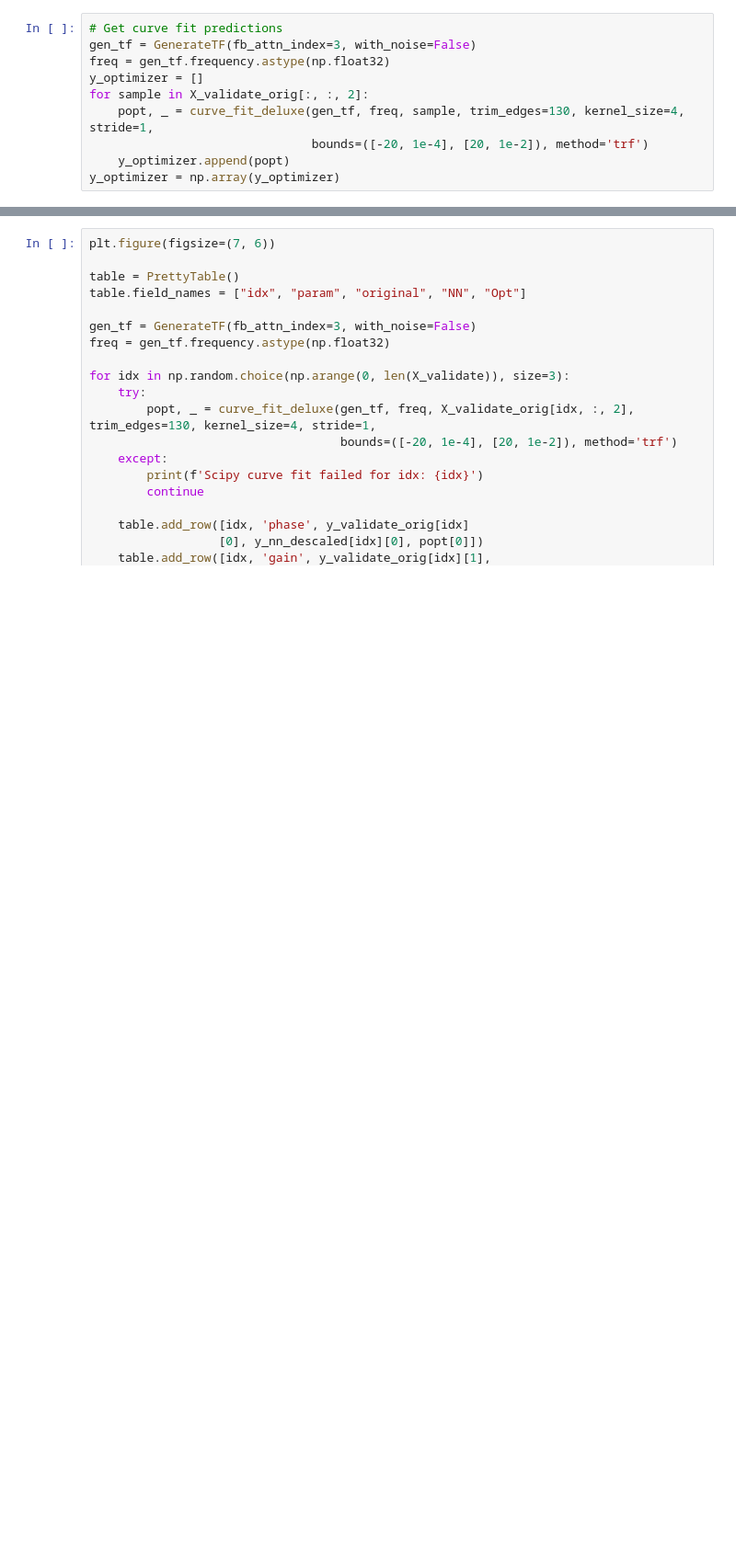
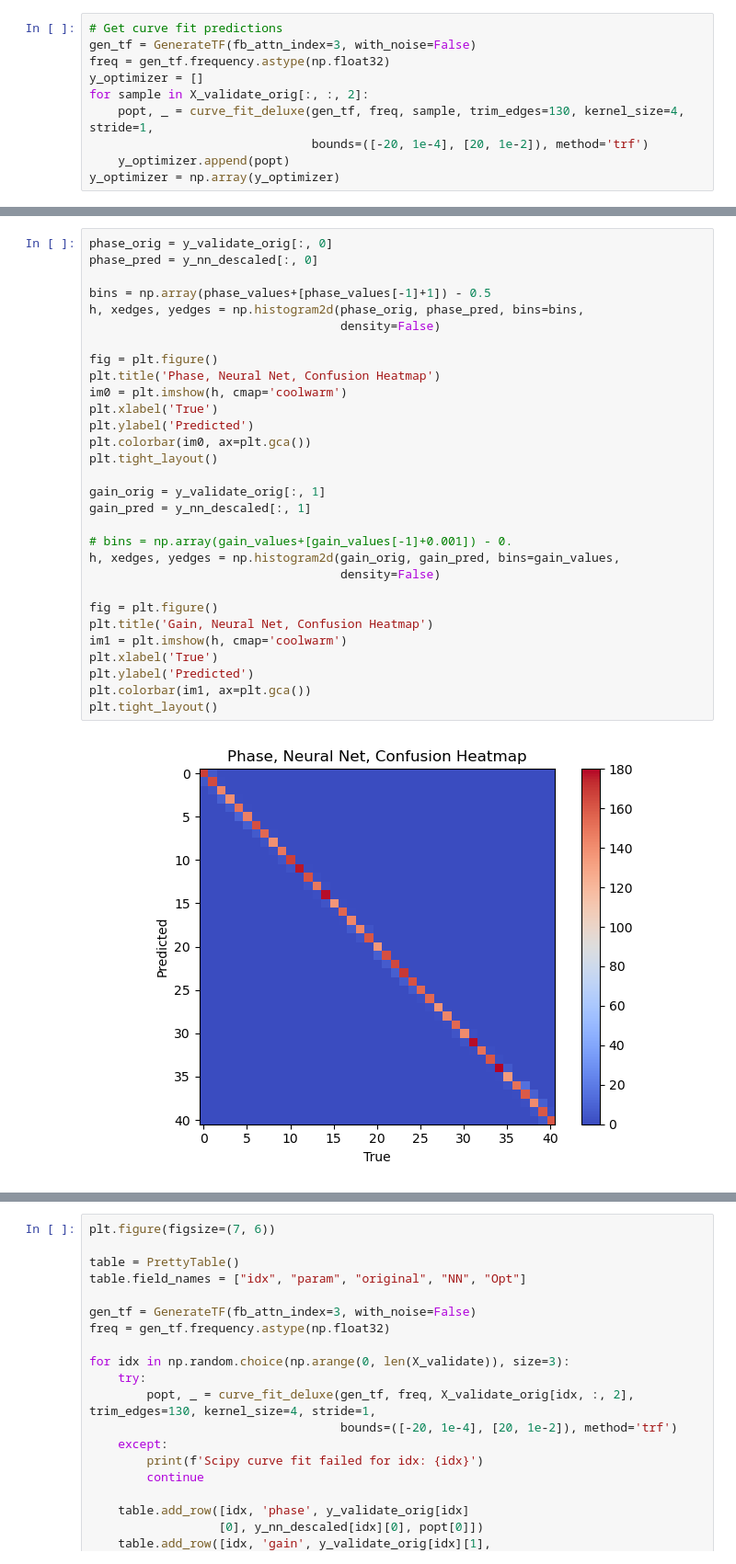
Before and after one commit to kiliakis/ML-LHC-closed-loop, a Jupyter notebook: keras_evaluation.ipynb, the cells around one changed output, grey strips where cells are left out. Shown: that part at 92% size. Cells and saved outputs as stored; diff of their text form; blank space fills up the shorter version.

```diff
--- a/keras_evaluation.ipynb
+++ b/keras_evaluation.ipynb
@@ -177,0 +237,32 @@ plt.tight_layout()
+# %%
+phase_orig = y_validate_orig[:, 0]
+phase_pred = y_nn_descaled[:, 0]
+
+bins = np.array(phase_values+[phase_values[-1]+1]) - 0.5
+h, xedges, yedges = np.histogram2d(phase_orig, phase_pred, bins=bins,
+                                   density=False)
+
+fig = plt.figure()
+plt.title('Phase, Neural Net, Confusion Heatmap')
+im0 = plt.imshow(h, cmap='coolwarm')
+plt.xlabel('True')
+plt.ylabel('Predicted')
+plt.colorbar(im0, ax=plt.gca())
+plt.tight_layout()
+
+gain_orig = y_validate_orig[:, 1]
+gain_pred = y_nn_descaled[:, 1]
+
+# bins = np.array(gain_values+[gain_values[-1]+0.001]) - 0.
+h, xedges, yedges = np.histogram2d(gain_orig, gain_pred, bins=gain_values,
+                                   density=False)
+
+fig = plt.figure()
+plt.title('Gain, Neural Net, Confusion Heatmap')
+im1 = plt.imshow(h, cmap='coolwarm')
+plt.xlabel('True')
+plt.ylabel('Predicted')
+plt.colorbar(im1, ax=plt.gca())
+plt.tight_layout()
+# %% [output]
+[figure, added]
```
Also changed, not shown: parts of 11 cells of this notebook.
